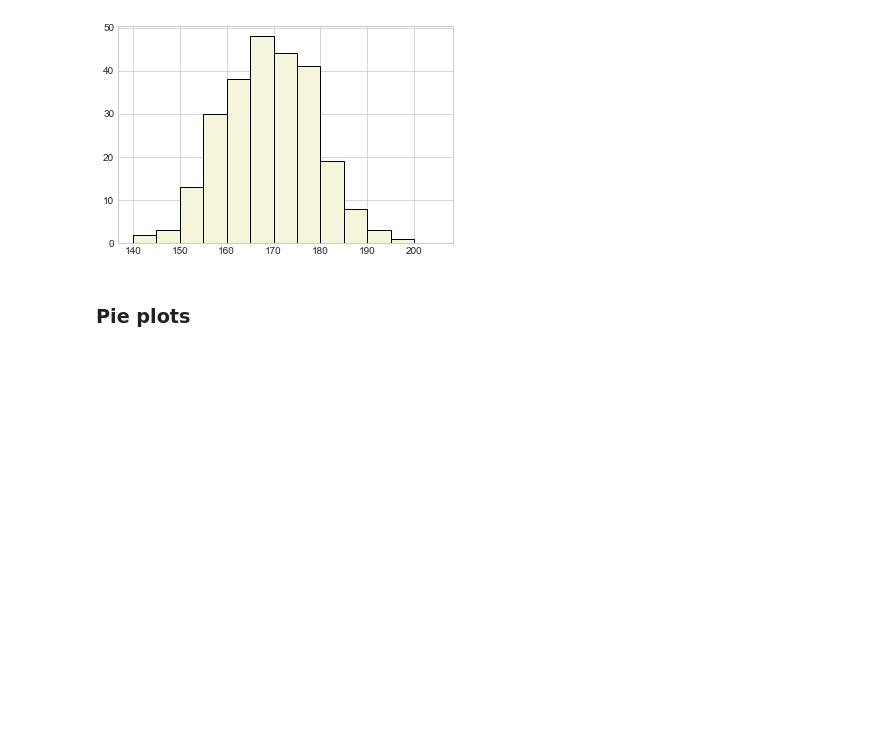
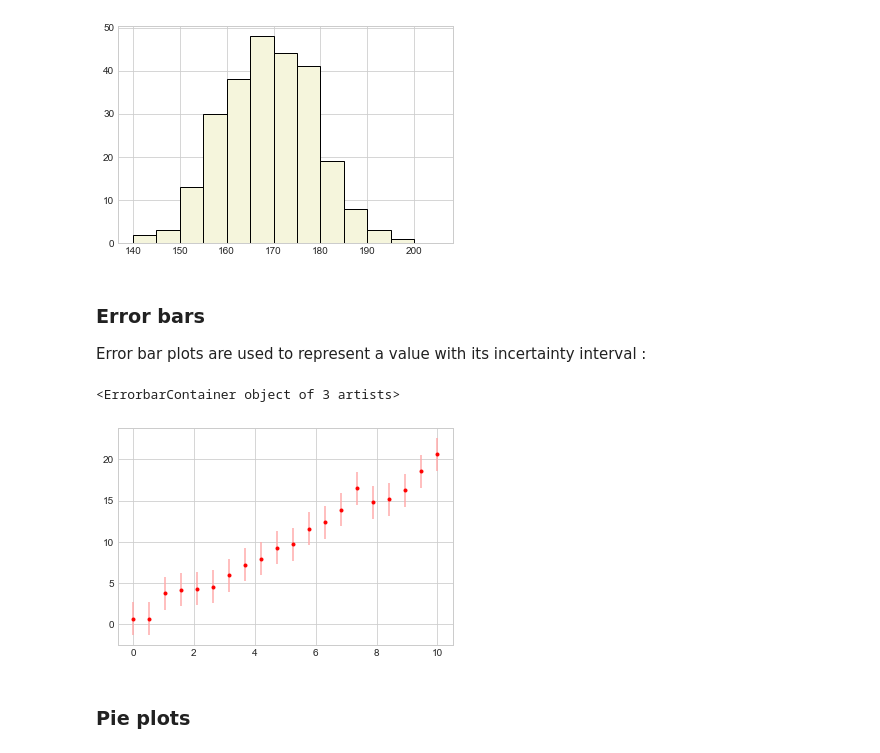
Before and after one commit to Moremar/py-library-tuto, a Jupyter notebook: matplotlib/TutoMatplotplib.ipynb, the cells around one changed output. Saved outputs shown, nothing was run; the diff lists cells and outputs as text; code cells hidden in the pictures; blank space fills up the shorter version.

```diff
--- a/matplotlib/TutoMatplotplib.ipynb
+++ b/matplotlib/TutoMatplotplib.ipynb
@@ -227,6 +227,17 @@ plt.hist(height, bins=np.arange(140, 210, 5), color='beige', edgecolor='black')
         205]),
  <BarContainer object of 13 artists>)
 [figure]
+# %% [markdown]
+### Error bars
+
+Error bar plots are used to represent a value with its incertainty interval :
+# %%
+x = np.linspace(0, 10, 20)
+val = 2 * x + np.random.randn(20)
+plt.errorbar(x, val, yerr=2, fmt='.r', ecolor='#ffaaaa')
+# %% [output]
+<ErrorbarContainer object of 3 artists>
+[figure, added]
 # %% [markdown]
 ### Pie plots
 # %%
```
Also changed, not shown: parts of 2 cells of this notebook, 2 other files.
